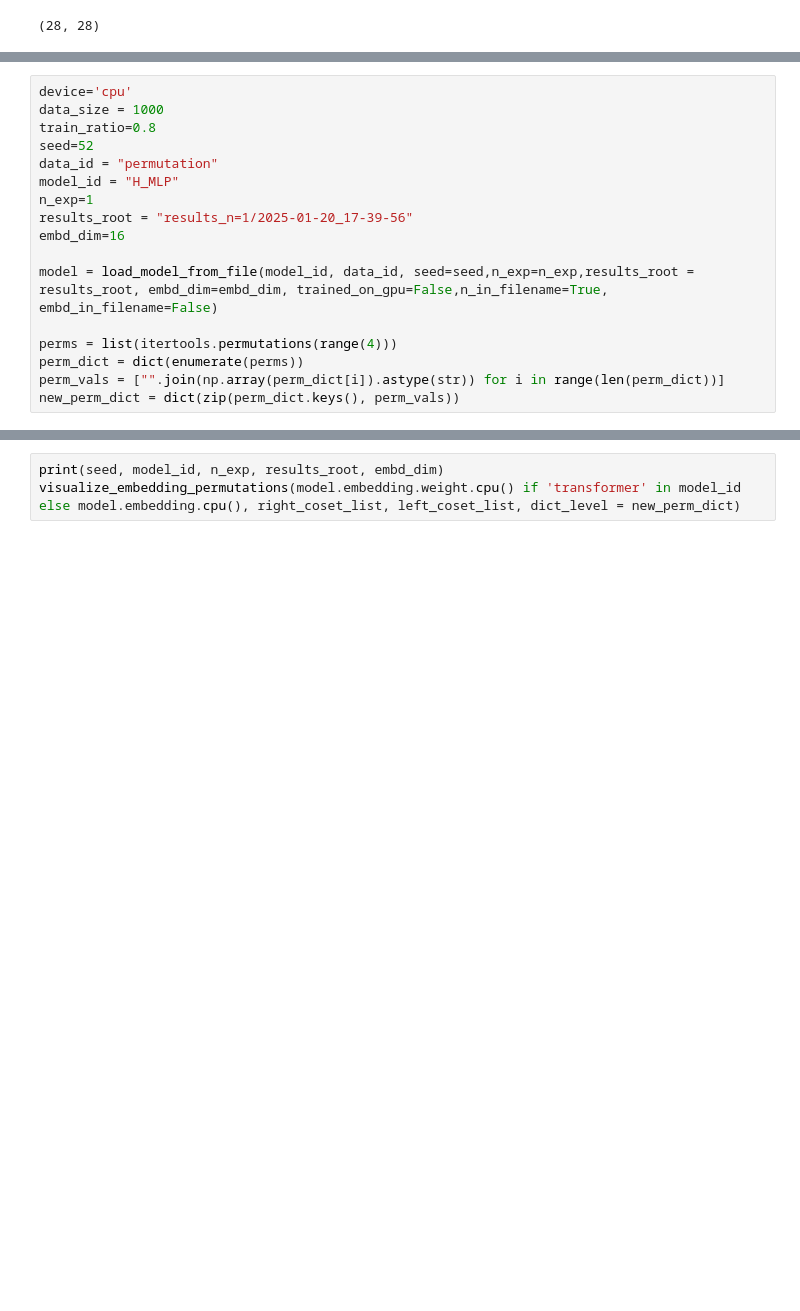
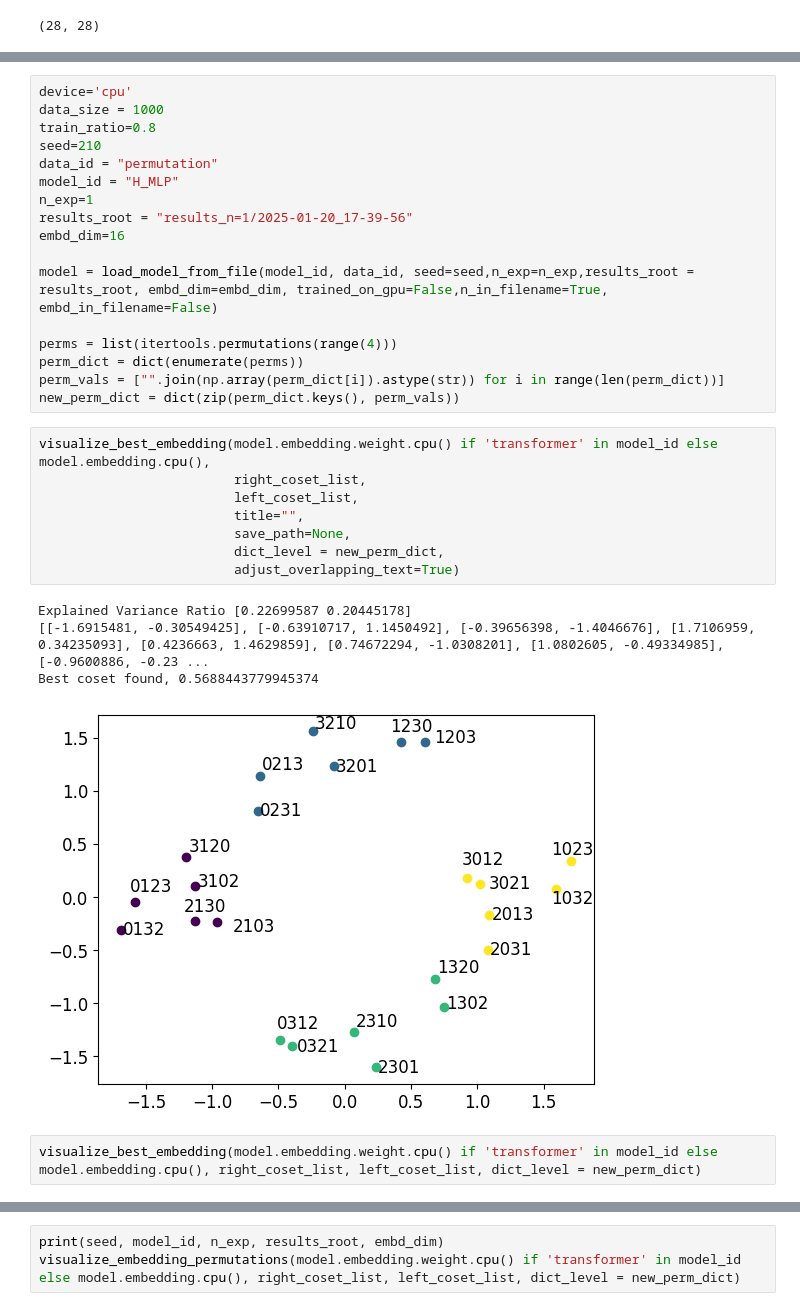
Before and after one commit to maxwellmg/grow-crystals-distance-experiments, a Jupyter notebook: notebooks/permutation_group.ipynb, the cells around one changed output, grey strips where cells are left out. Saved outputs shown, nothing was run; the diff lists cells and outputs as text; blank space fills up the shorter version.

```diff
--- a/notebooks/permutation_group.ipynb
+++ b/notebooks/permutation_group.ipynb
@@ -646,7 +565,7 @@ def visualize_embedding_permutations(emb, right_coset_list, left_coset_list, tit
 device='cpu'
 data_size = 1000
 train_ratio=0.8
-seed=52
+seed=210
 data_id = "permutation"
 model_id = "H_MLP"
 n_exp=1
@@ -659,6 +578,21 @@ perms = list(itertools.permutations(range(4)))
 perm_dict = dict(enumerate(perms))
 perm_vals = ["".join(np.array(perm_dict[i]).astype(str)) for i in range(len(perm_dict))]
 new_perm_dict = dict(zip(perm_dict.keys(), perm_vals))
+# %%
+visualize_best_embedding(model.embedding.weight.cpu() if 'transformer' in model_id else model.embedding.cpu(),
+                         right_coset_list,
+                         left_coset_list,
+                         title="",
+                         save_path=None,
+                         dict_level = new_perm_dict,
+                         adjust_overlapping_text=True)
+# %% [output]
+Explained Variance Ratio [0.22699587 0.20445178]
+[[-1.6915481, -0.30549425], [-0.63910717, 1.1450492], [-0.39656398, -1.4046676], [1.7106959, 0.34235093], [0.4236663, 1.4629859], [0.74672294, -1.0308201], [1.0802605, -0.49334985], [-0.9600886, -0.23 ...
+Best coset found, 0.5688443779945374
+[figure, added]
+# %%
+visualize_best_embedding(model.embedding.weight.cpu() if 'transformer' in model_id else model.embedding.cpu(), right_coset_list, left_coset_list, dict_level = new_perm_dict)
 # %%
 print(seed, model_id, n_exp, results_root, embd_dim)
 visualize_embedding_permutations(model.embedding.weight.cpu() if 'transformer' in model_id else model.embedding.cpu(), right_coset_list, left_coset_list, dict_level = new_perm_dict)
```
Also changed, not shown: parts of 2 cells of this notebook, 2 other files.
